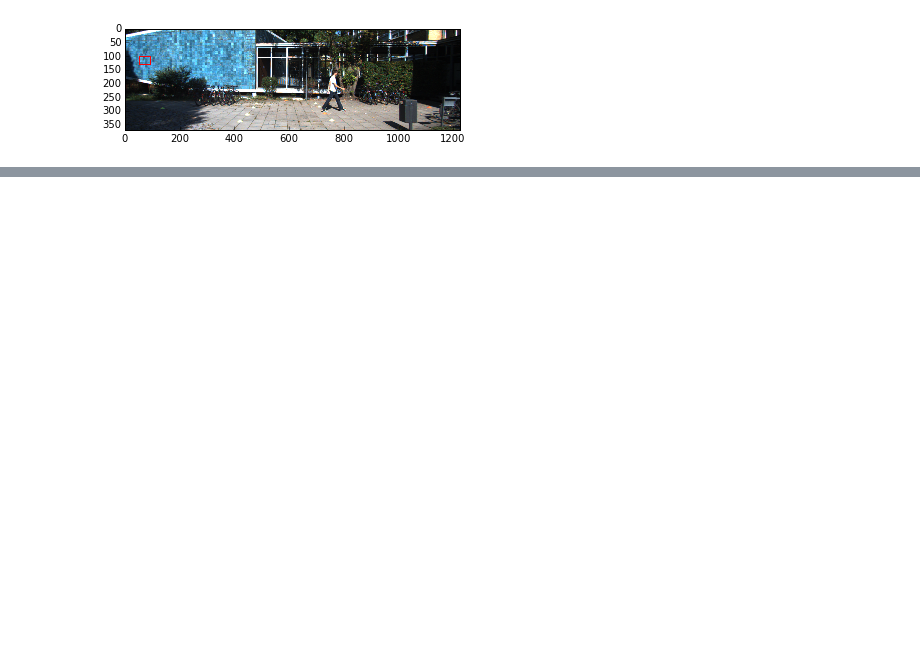
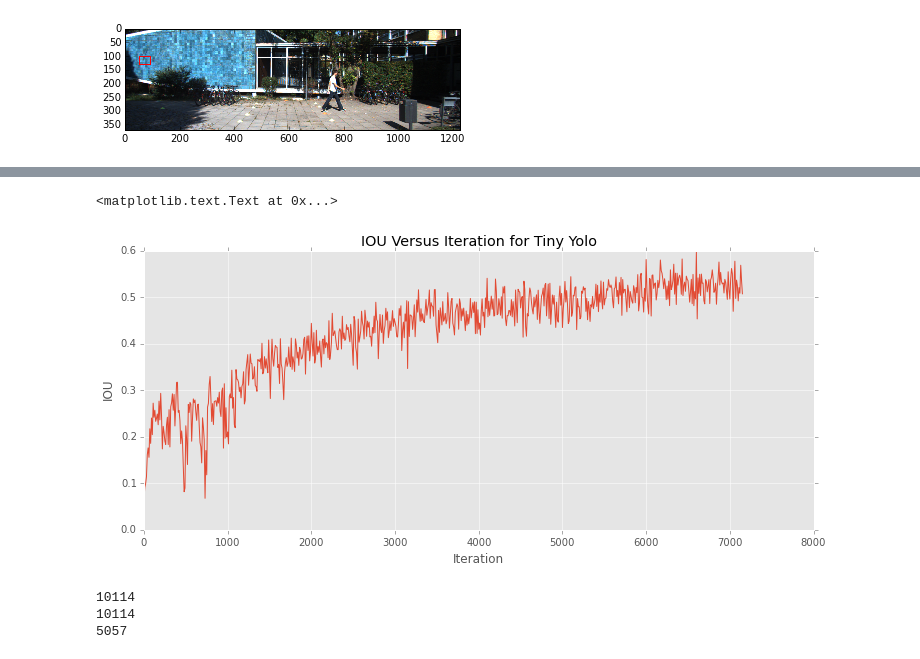
Before and after one commit to JinyiLu/10807, a Jupyter notebook: code/scripts/vis.ipynb, the cells around one changed output, grey strips where cells are left out. Cells and saved outputs as stored; diff of their text form; code cells hidden in the pictures; blank space fills up the shorter version.

```diff
--- a/code/scripts/vis.ipynb
+++ b/code/scripts/vis.ipynb
@@ -27,0 +122,56 @@ plt.show()
+# %%
+step = 10
+plt.figure(figsize=(12,5))
+x = np.arange(0, len(IOU2), step)
+y = []
+for i in x:
+    y.append(IOU2[i])
+plt.plot(x, y)
+
+plt.xlabel("Iteration")
+plt.ylabel("IOU")
+plt.title('IOU Versus Iteration for Tiny Yolo')
+# %% [output]
+<matplotlib.text.Text at 0x...>
+[figure, added]
+# %%
+
+f = open('../../data/yolo/results_Dec_7_big/yolo_normal3.txt', 'r')
+
+IOU1 = []
+IOU2 = []
+error = []
+
+flag = True
+for line in f:
+    if line.startswith('Detection Avg IOU'):
+        try:
+            iou = line.split(',')[0].replace('Detection Avg IOU:', '').replace('Saving', '').strip()
+            iou = float(iou)
+        except:
+            if 'Saving' in line:
+                iou = 0.2852
+            print line
+        if flag:
+            IOU1.append(iou)
+            flag = False
+        else:
+            IOU2.append(iou)
+            flag = True
+    elif line[0].isdigit() and 'Layer' not in line and ':' in line:
+        try:
+            er = line.split(',')[0].split(':')[1].strip()
+            er = float(er)
+            error.append(er)
+        except:
+            print line
+
+        i = 0
+
+print len(IOU1)
+print len(IOU2)
+print len(error)
+# %% [output]
+10114
+10114
+5057
```
Also changed, not shown: parts of 15 cells of this notebook, 59 other files.
